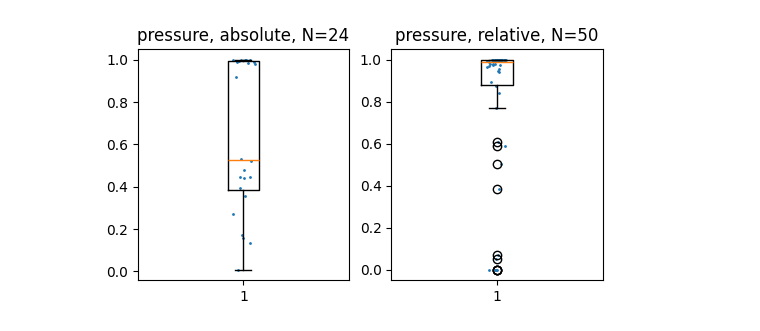
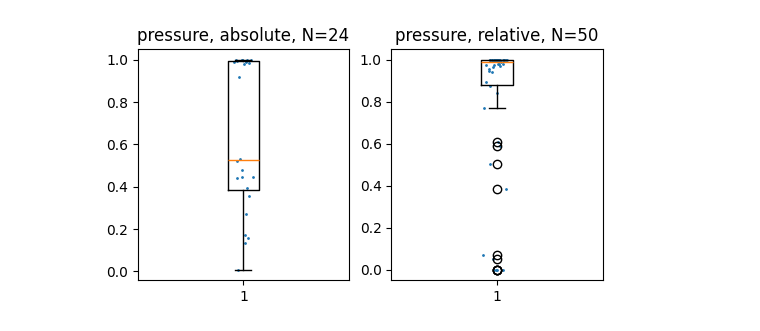
Before and after one commit to juntyr/era5-ensemble-compression-tolerance, a Jupyter notebook: expert-quantile-plots.ipynb, the cells around one changed output. Drawn from its saved outputs; the diff is of its cells as text; code cells hidden in the pictures.

```diff
--- a/expert-quantile-plots.ipynb
+++ b/expert-quantile-plots.ipynb
@@ -77,17 +77,19 @@ plt.show()
 pressure = list(parse_pressure("expert-quantile-pressure.txt"))
 # %%
 fig, (ax1, ax2) = plt.subplots(1, 2, figsize=(6, 3))
+
+rng = np.random.default_rng(seed=24)
 
 sabs = [q.absolute for v, p, q in pressure if not np.isnan(q.absolute)]
 srel = [q.relative for v, p, q in pressure if not np.isnan(q.relative)]
 
 ax1.boxplot(sabs)
 ax1.scatter(rng.normal(loc=1, scale=0.025, size=len(sabs)), sabs, s=1)
 ax1.set_title(f"pressure, absolute, N={len(sabs)}")
 ax2.boxplot(srel)
 ax2.scatter(rng.normal(loc=1, scale=0.025, size=len(srel)), srel, s=1)
 ax2.set_title(f"pressure, relative, N={len(srel)}")
 
 plt.show()
 # %% [output]
-[figure, old version]
+[figure, new version]
```
Also changed, not shown: parts of 1 cell of this notebook, 4 other files.
